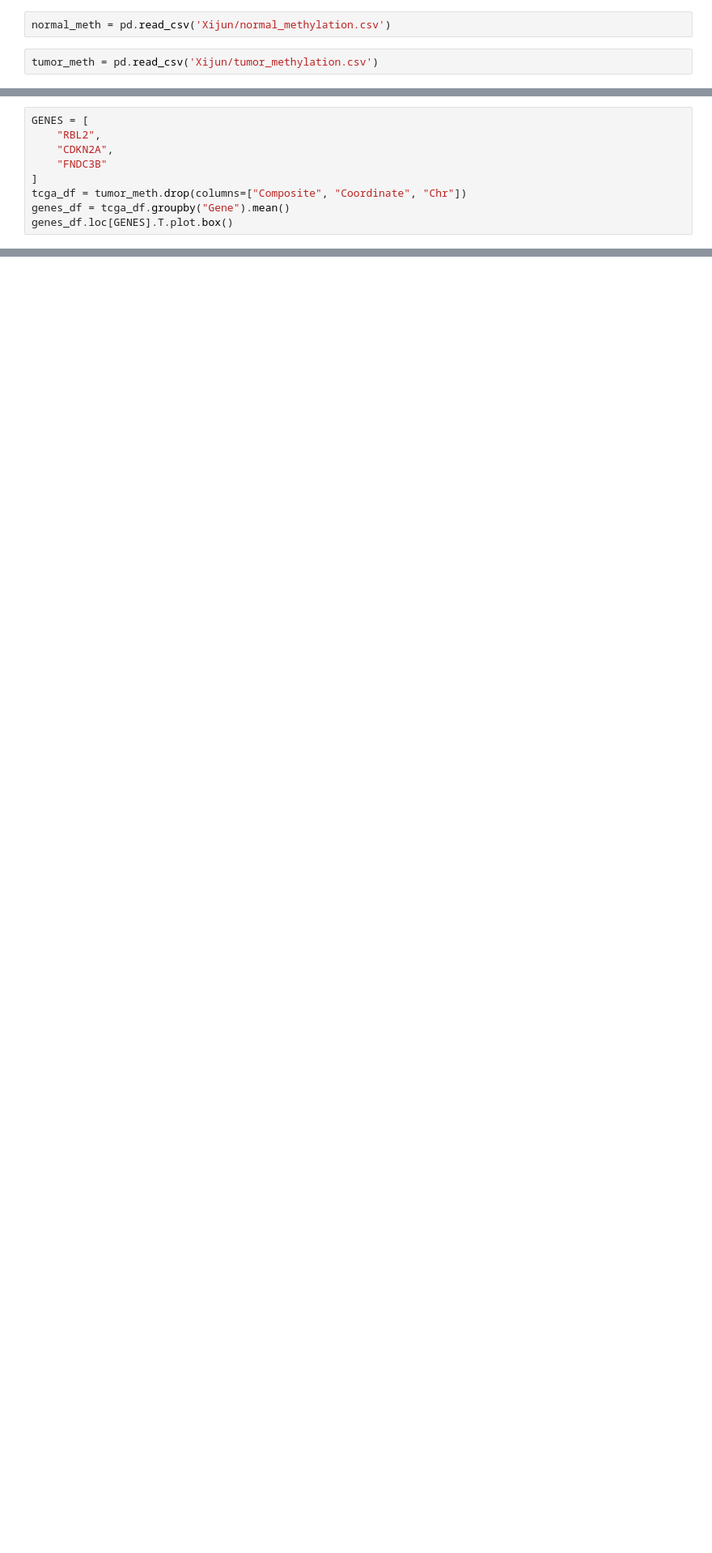
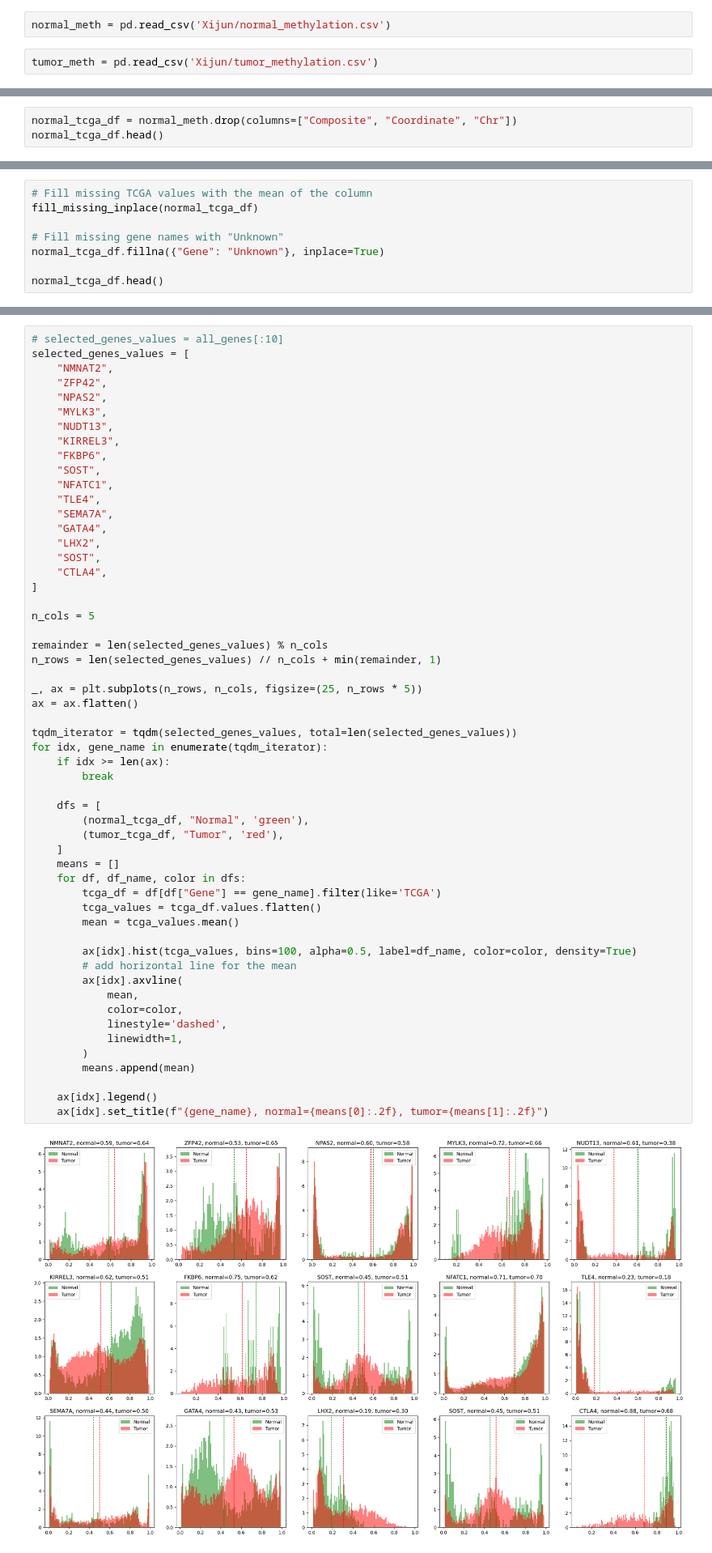
Before and after one commit to viola-dzianisava/Analysing-DNA-methylation-in-patients-with-colon-cancer, a Jupyter notebook: dis.ipynb, the cells around one changed output, grey strips where cells are left out. Shown at 81% size. Drawn from its saved outputs; the diff is of its cells as text; blank space fills up the shorter version.

```diff
--- a/dis.ipynb
+++ b/dis.ipynb
@@ -156,9 +51,0 @@ tumor_patient_selected_df
-# %%
-GENES = [
-    "RBL2",
-    "CDKN2A",
-    "FNDC3B"
-]
-tcga_df = tumor_meth.drop(columns=["Composite", "Coordinate", "Chr"])
-genes_df = tcga_df.groupby("Gene").mean()
-genes_df.loc[GENES].T.plot.box()
@@ -259,0 +228,3 @@ Name: mean, Length: 23334, dtype: float64
+# %%
+normal_tcga_df = normal_meth.drop(columns=["Composite", "Coordinate", "Chr"])
+normal_tcga_df.head()
@@ -259,0 +241,8 @@ Name: mean, Length: 23334, dtype: float64
+# %%
+# Fill missing TCGA values with the mean of the column
+fill_missing_inplace(normal_tcga_df)
+
+# Fill missing gene names with "Unknown"
+normal_tcga_df.fillna({"Gene": "Unknown"}, inplace=True)
+
+normal_tcga_df.head()
@@ -259,0 +342,57 @@ Name: mean, Length: 23334, dtype: float64
+# %%
+# selected_genes_values = all_genes[:10]
+selected_genes_values = [
+    "NMNAT2",
+    "ZFP42",
+    "NPAS2",
+    "MYLK3",
+    "NUDT13",
+    "KIRREL3",
+    "FKBP6",
+    "SOST",
+    "NFATC1",
+    "TLE4",
+    "SEMA7A",
+    "GATA4",
+    "LHX2",
+    "SOST",
+    "CTLA4",
+]
+
+n_cols = 5
+
+remainder = len(selected_genes_values) % n_cols
+n_rows = len(selected_genes_values) // n_cols + min(remainder, 1)
+
+_, ax = plt.subplots(n_rows, n_cols, figsize=(25, n_rows * 5))
+ax = ax.flatten()
+
+tqdm_iterator = tqdm(selected_genes_values, total=len(selected_genes_values))
+for idx, gene_name in enumerate(tqdm_iterator):
+    if idx >= len(ax):
+        break
+
+    dfs = [
+        (normal_tcga_df, "Normal", 'green'),
+        (tumor_tcga_df, "Tumor", 'red'),
+    ]
+    means = []
+    for df, df_name, color in dfs:
+        tcga_df = df[df["Gene"] == gene_name].filter(like='TCGA')
+        tcga_values = tcga_df.values.flatten()
+        mean = tcga_values.mean()
+
+        ax[idx].hist(tcga_values, bins=100, alpha=0.5, label=df_name, color=color, density=True)
+        # add horizontal line for the mean
+        ax[idx].axvline(
+            mean,
+            color=color,
+            linestyle='dashed',
+            linewidth=1,
+        )
+        means.append(mean)
+
+    ax[idx].legend()
+    ax[idx].set_title(f"{gene_name}, normal={means[0]:.2f}, tumor={means[1]:.2f}")
+# %% [output]
+[figure, added]
```
Also changed, not shown: parts of 72 cells of this notebook.
